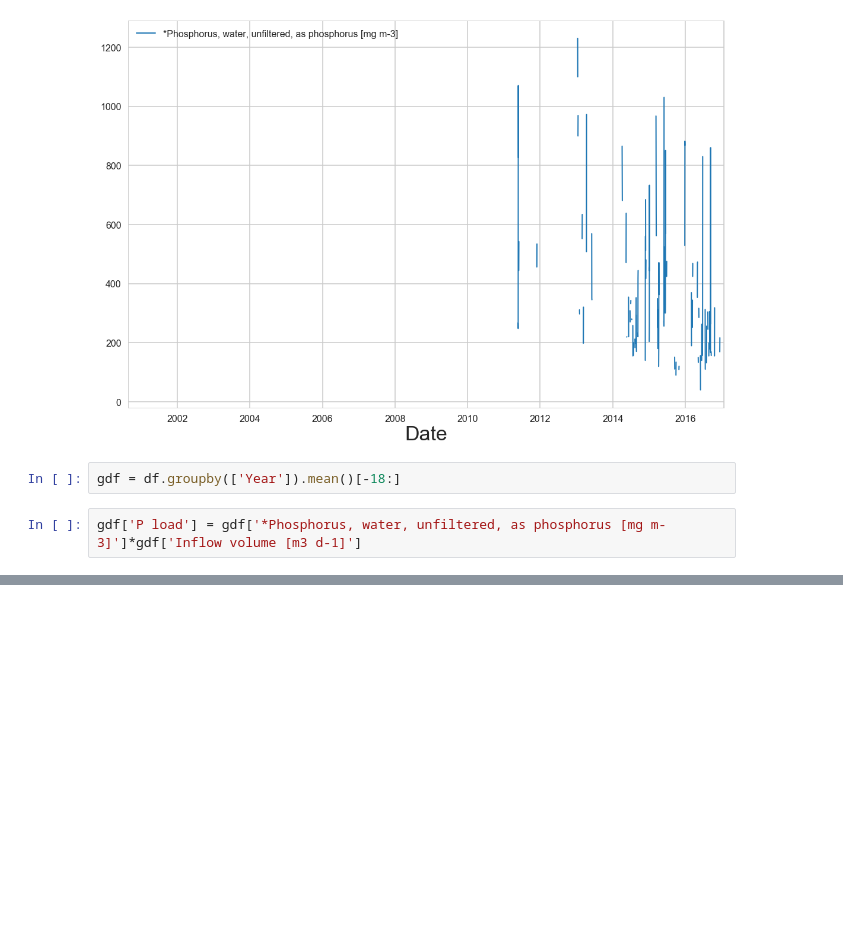
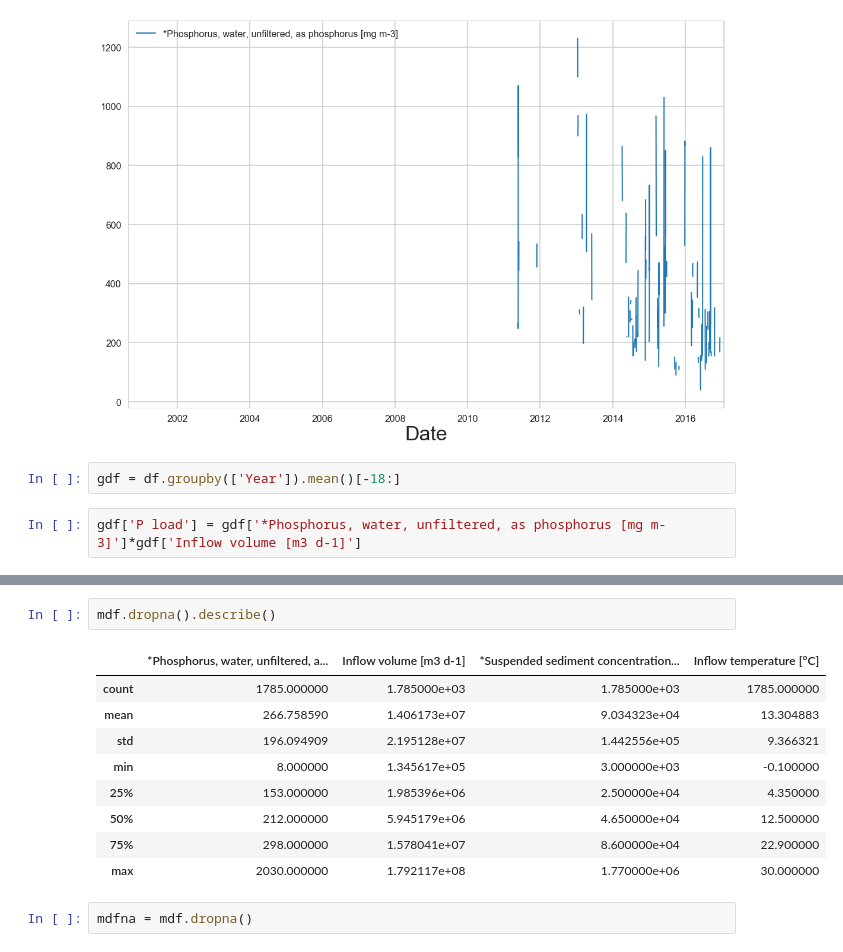
Before and after one commit to pycckuu/Great-Lakes-Data, a Jupyter notebook: post_proc_scripts/weather_input_mylake/Maumee CNP loadings.ipynb, the cells around one changed output, grey strips where cells are left out. Cells and saved outputs as stored; diff of their text form; blank space fills up the shorter version.

```diff
--- a/post_proc_scripts/weather_input_mylake/Maumee CNP loadings.ipynb
+++ b/post_proc_scripts/weather_input_mylake/Maumee CNP loadings.ipynb
@@ -60,0 +96,14 @@ gdf.plot(y='P load')
+# %%
+mdf.dropna().describe()
+# %% [output]
+|  | *Phosphorus, water, unfiltered, a... | Inflow volume [m3 d-1] | *Suspended sediment concentration... | Inflow temperature [°C] |
+| count | 1785.000000 | 1.785000e+03 | 1.785000e+03 | 1785.000000 |
+| mean | 266.758590 | 1.406173e+07 | 9.034323e+04 | 13.304883 |
+| std | 196.094909 | 2.195128e+07 | 1.442556e+05 | 9.366321 |
+| min | 8.000000 | 1.345617e+05 | 3.000000e+03 | -0.100000 |
+| 25% | 153.000000 | 1.985396e+06 | 2.500000e+04 | 4.350000 |
+| 50% | 212.000000 | 5.945179e+06 | 4.650000e+04 | 12.500000 |
+| 75% | 298.000000 | 1.578041e+07 | 8.600000e+04 | 22.900000 |
+| max | 2030.000000 | 1.792117e+08 | 1.770000e+06 | 30.000000 |
+# %%
+mdfna = mdf.dropna()
```
Also changed, not shown: parts of 10 cells of this notebook.
